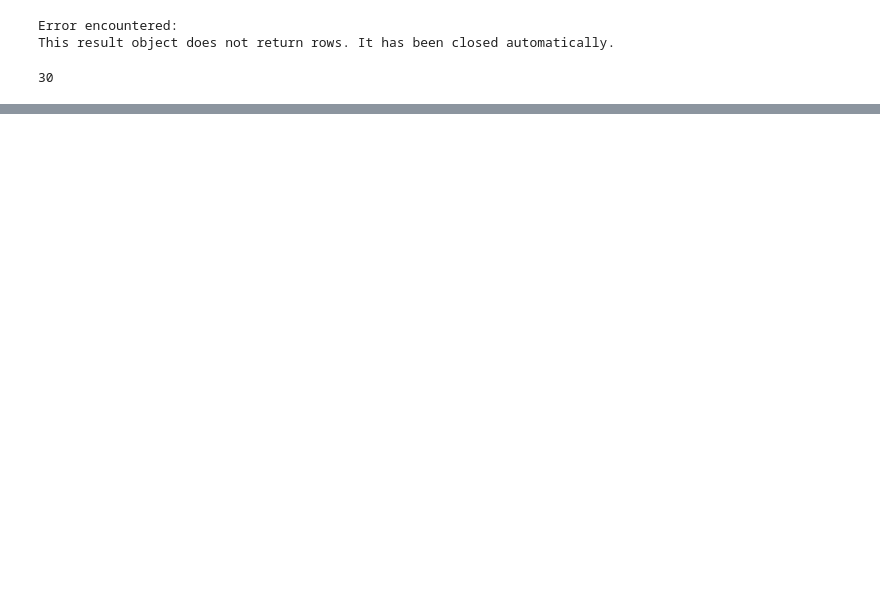
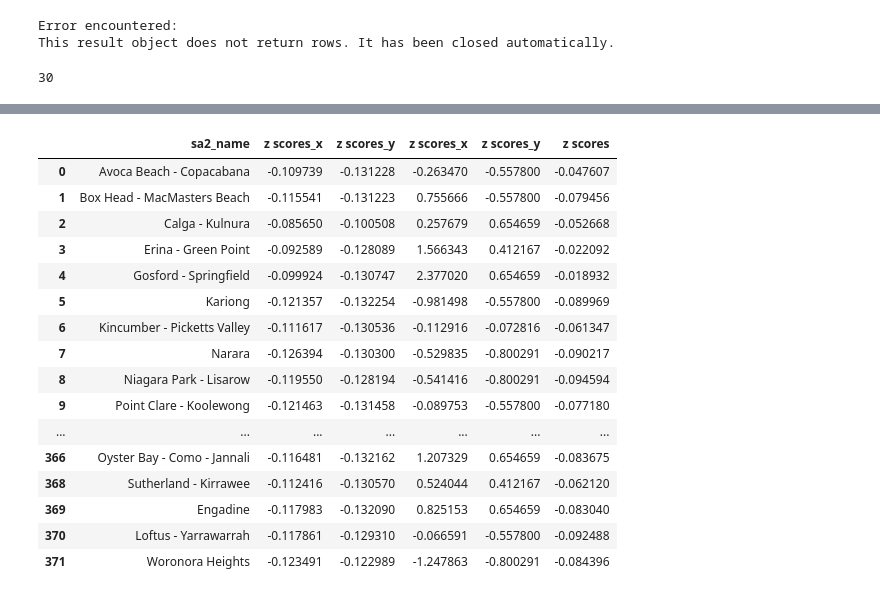
Before and after one commit to el2023/ertgoiq3oihqogihroqihge, a Jupyter notebook: test.ipynb, the cells around one changed output, grey strips where cells are left out. Cells and saved outputs as stored; diff of their text form; code cells hidden in the pictures; blank space fills up the shorter version.

Commit message:
changes to test and added finalzscores
changes to test and added finalzscores

```diff
--- a/test.ipynb
+++ b/test.ipynb
@@ -613,0 +545,12 @@ print(healthz)
+# %%
+#retail z score
+result = query(conn, text("""
+SELECT sa2_name, ROUND(CAST(r.total_businesses AS DECIMAL(10,2))/CAST(total_people AS DECIMAL(10,2)) * 1000, 5) as rper1000
+FROM public."retail" r
+INNER JOIN public."population" p ON p."sa2_code" = r."sa2_code"
+WHERE total_people != 0;
+"""))
+
+retailz = pd.DataFrame(result, columns=["sa2_name", "rper1000"])
+retailz['z scores retail'] = stats.zscore(retailz["rper1000"])
+print(retailz)
@@ -613,0 +605,10 @@ print(healthz)
+# %%
+
+healthz = healthz[['sa2_name', 'z scores health']]
+retailz = retailz[['sa2_name', 'z scores retail']]
+concatdf = concatdf[['SA2_NAME21', 'z scores']]
+# %%
+dataframes = [retailz, concatdf, stopfinal, pollfinal, healthz]
+
+for array in dataframes:
+    array.rename(columns={array.columns[0]: 'sa2_name', array.columns[1]: 'z scores'}, inplace=True)
@@ -613,0 +635,5 @@ print(healthz)
+# %%
+finalzscores = healthz[['sa2_name']]
+
+for df in dataframes:
+    finalzscores = finalzscores.merge(df[['sa2_name', 'z scores']], on='sa2_name', how='outer')
@@ -613,0 +658,22 @@ print(healthz)
+# %%
+
+finalzscores = finalzscores.dropna()
+finalzscores
+# %% [output]
+|  | sa2_name | z scores_x | z scores_y | z scores_x | z scores_y | z scores |
+| 0 | Avoca Beach - Copacabana | -0.109739 | -0.131228 | -0.263470 | -0.557800 | -0.047607 |
+| 1 | Box Head - MacMasters Beach | -0.115541 | -0.131223 | 0.755666 | -0.557800 | -0.079456 |
+| 2 | Calga - Kulnura | -0.085650 | -0.100508 | 0.257679 | 0.654659 | -0.052668 |
+| 3 | Erina - Green Point | -0.092589 | -0.128089 | 1.566343 | 0.412167 | -0.022092 |
+| 4 | Gosford - Springfield | -0.099924 | -0.130747 | 2.377020 | 0.654659 | -0.018932 |
+| 5 | Kariong | -0.121357 | -0.132254 | -0.981498 | -0.557800 | -0.089969 |
+| 6 | Kincumber - Picketts Valley | -0.111617 | -0.130536 | -0.112916 | -0.072816 | -0.061347 |
+| 7 | Narara | -0.126394 | -0.130300 | -0.529835 | -0.800291 | -0.090217 |
+| 8 | Niagara Park - Lisarow | -0.119550 | -0.128194 | -0.541416 | -0.800291 | -0.094594 |
+| 9 | Point Clare - Koolewong | -0.121463 | -0.131458 | -0.089753 | -0.557800 | -0.077180 |
+| ... | ... | ... | ... | ... | ... | ... |
+| 366 | Oyster Bay - Como - Jannali | -0.116481 | -0.132162 | 1.207329 | 0.654659 | -0.083675 |
+| 368 | Sutherland - Kirrawee | -0.112416 | -0.130570 | 0.524044 | 0.412167 | -0.062120 |
+| 369 | Engadine | -0.117983 | -0.132090 | 0.825153 | 0.654659 | -0.083040 |
+| 370 | Loftus - Yarrawarrah | -0.117861 | -0.129310 | -0.066591 | -0.557800 | -0.092488 |
+| 371 | Woronora Heights | -0.123491 | -0.122989 | -1.247863 | -0.800291 | -0.084396 |
```
Also changed, not shown: parts of 26 cells of this notebook, 1 other file.
